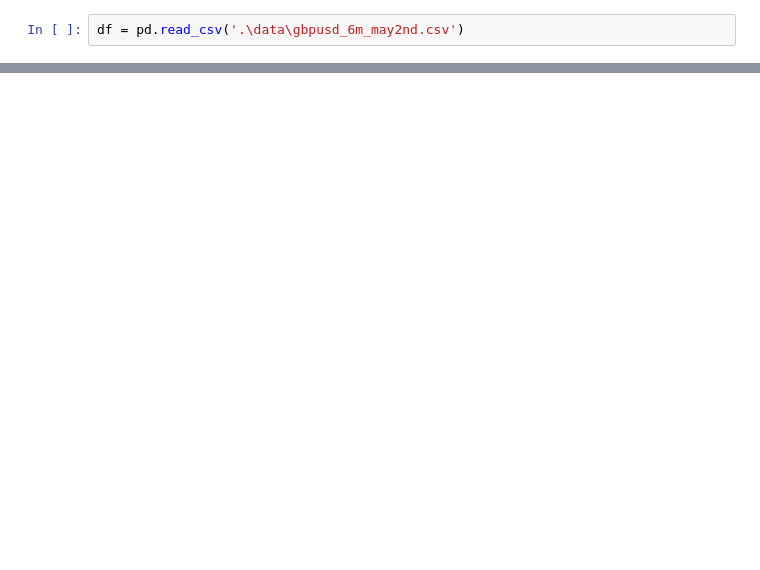
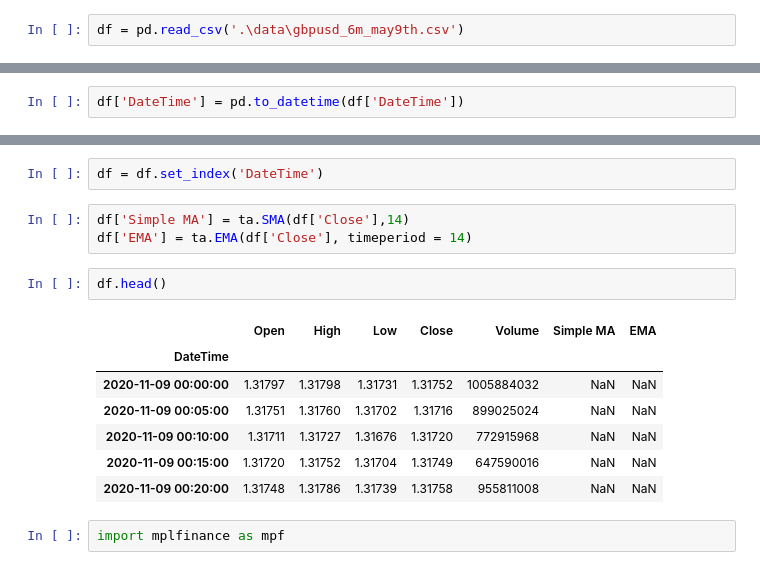
Before and after one commit to neelfx/Darwinex, a Jupyter notebook: Darwinex_GBPUSD.ipynb, the cells around one changed output, grey strips where cells are left out. Drawn from its saved outputs; the diff is of its cells as text; blank space fills up the shorter version.

```diff
--- a/Darwinex_GBPUSD.ipynb
+++ b/Darwinex_GBPUSD.ipynb
@@ -7,5 +7,5 @@ import numpy as np
 # %%
-df = pd.read_csv('.\data\gbpusd_6m_may2nd.csv')
+df = pd.read_csv('.\data\gbpusd_6m_may9th.csv')
 # %%
 df.info()
 # %% [output]
@@ -25,0 +34,2 @@ memory usage: 1.9+ MB
+# %%
+df['DateTime'] = pd.to_datetime(df['DateTime'])
@@ -25,0 +61,17 @@ memory usage: 1.9+ MB
+# %%
+df = df.set_index('DateTime')
+# %%
+df['Simple MA'] = ta.SMA(df['Close'],14)
+df['EMA'] = ta.EMA(df['Close'], timeperiod = 14)
+# %%
+df.head()
+# %% [output]
+|  | Open | High | Low | Close | Volume | Simple MA | EMA |
+| DateTime |  |  |  |  |  |  |  |
+| 2020-11-09 00:00:00 | 1.31797 | 1.31798 | 1.31731 | 1.31752 | 1005884032 | NaN | NaN |
+| 2020-11-09 00:05:00 | 1.31751 | 1.31760 | 1.31702 | 1.31716 | 899025024 | NaN | NaN |
+| 2020-11-09 00:10:00 | 1.31711 | 1.31727 | 1.31676 | 1.31720 | 772915968 | NaN | NaN |
+| 2020-11-09 00:15:00 | 1.31720 | 1.31752 | 1.31704 | 1.31749 | 647590016 | NaN | NaN |
+| 2020-11-09 00:20:00 | 1.31748 | 1.31786 | 1.31739 | 1.31758 | 955811008 | NaN | NaN |
+# %%
+import mplfinance as mpf
```
Also changed, not shown: parts of 8 cells of this notebook.
